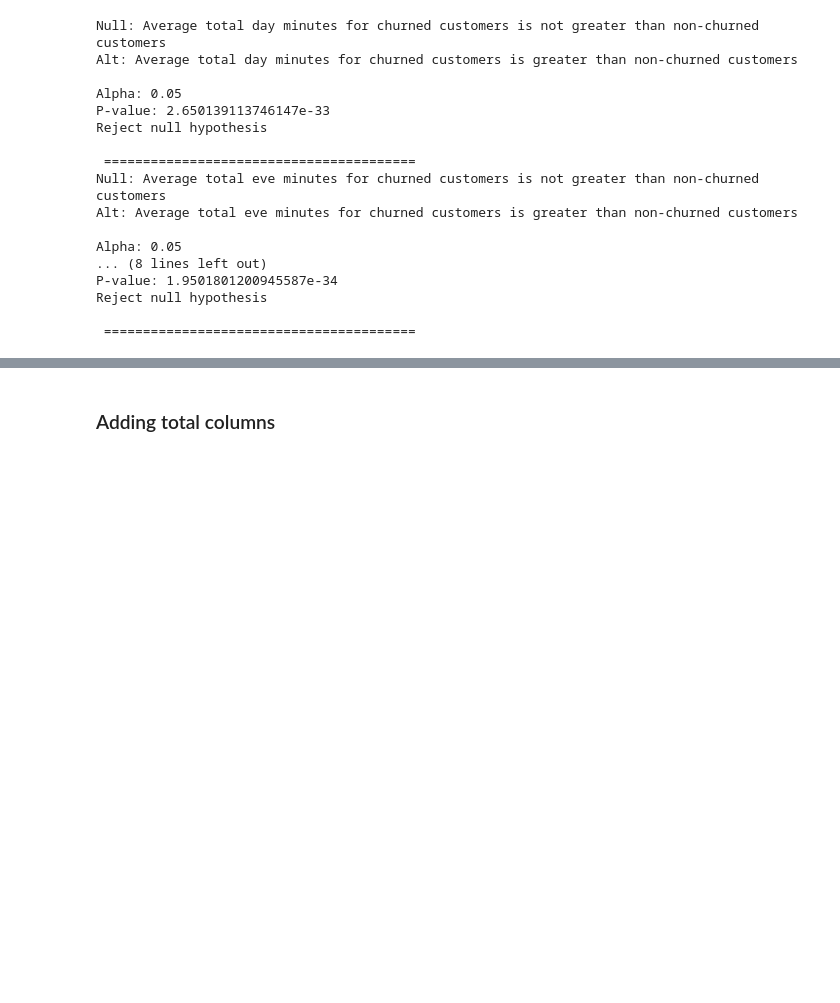
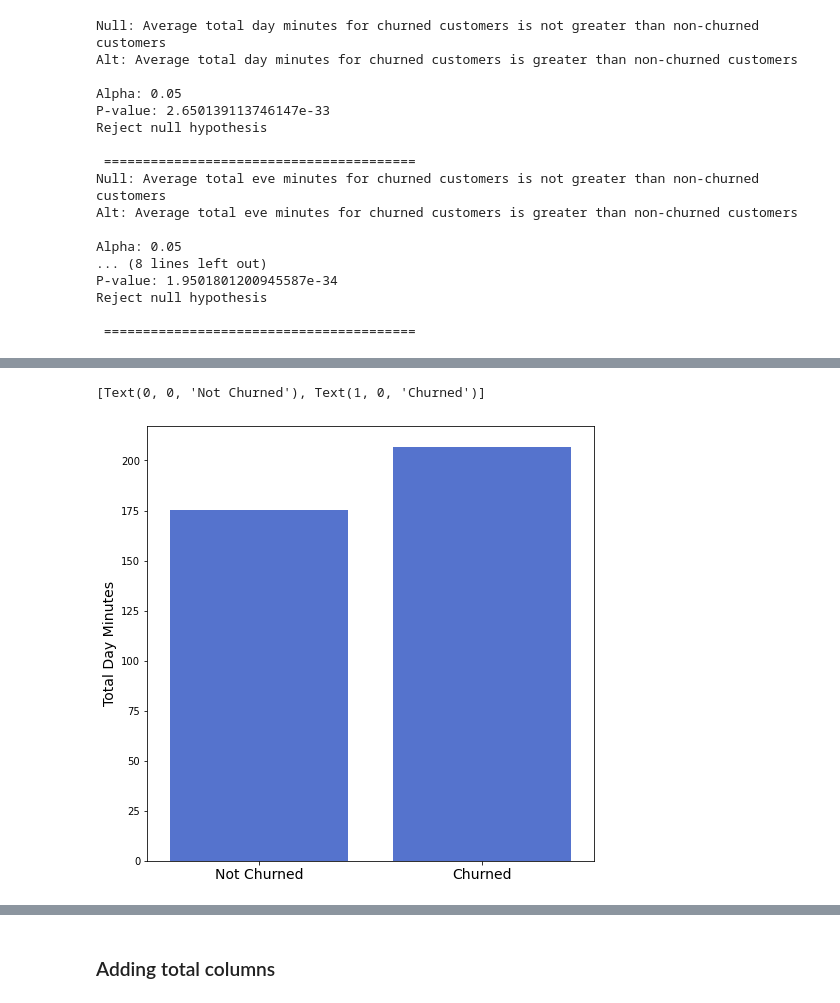
Before and after one commit to Garretthall27/SyriaTel-Predicting-Customer-Churn, a Jupyter notebook: Data_cleaning_and _analysis.ipynb, the cells around one changed output, grey strips where cells are left out. Saved outputs shown, nothing was run; the diff lists cells and outputs as text; code cells hidden in the pictures; blank space fills up the shorter version.

```diff
--- a/Data_cleaning.ipynb
+++ b/Data_cleaning_and _analysis.ipynb
@@ -391,0 +410,18 @@ Reject null hypothesis
+# %%
+# average customer service calls
+td_mins_mean = df.groupby('churn').mean().reset_index()[['total day minutes', 'churn']]
+
+
+fig, ax = plt.subplots(figsize=(8,8))
+
+# bar plot
+sns.barplot(data=td_mins_mean, x='churn', y='total day minutes',
+            ax=ax,  color='royalblue')
+
+# set labels
+ax.set_ylabel('Total Day Minutes', fontsize=14)
+ax.set_xlabel('', fontsize=14)
+ax.set_xticklabels(['Not Churned', 'Churned'], fontsize=14)
+# %% [output]
+[Text(0, 0, 'Not Churned'), Text(1, 0, 'Churned')]
+[figure, added]
```
Also changed, not shown: parts of 12 cells of this notebook, 1 other file.
